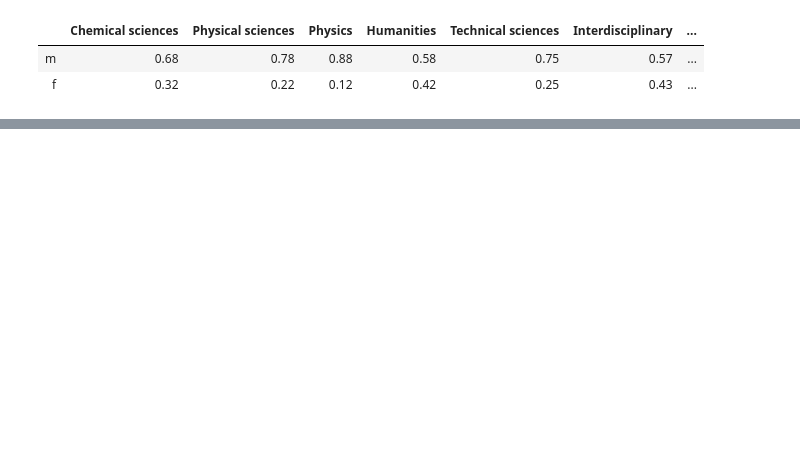
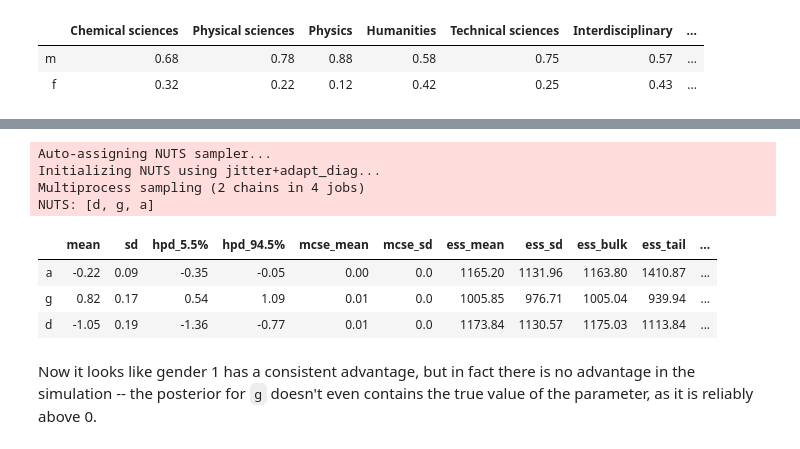
Before and after one commit to AlexAndorra/resources, a Jupyter notebook: Rethinking/homeworks-2nd-ed/week6_integer_models.ipynb, the cells around one changed output, grey strips where cells are left out. Drawn from its saved outputs; the diff is of its cells as text; code cells hidden in the pictures; blank space fills up the shorter version.

```diff
--- a/Rethinking/homeworks-2nd-ed/week6_integer_models.ipynb
+++ b/Rethinking/homeworks-2nd-ed/week6_integer_models.ipynb
@@ -204,0 +256,22 @@ with m_direct:
+# %%
+with m_sim:
+    pm.set_data(
+        {
+            "D": np.random.binomial(n=1, p=logistic(2 * G - S), size=N),
+            "A": np.random.binomial(n=1, p=logistic(-2 + 0 * G + D + S), size=N),
+        }
+    )
+    trace_sim2 = pm.sample(1000, tune=2000, cores=4, chains=2, random_seed=RANDOM_SEED)
+
+az.summary(trace_sim2, credible_interval=0.89, round_to=2)
+# %% [output]
+Auto-assigning NUTS sampler...
+Initializing NUTS using jitter+adapt_diag...
+Multiprocess sampling (2 chains in 4 jobs)
+NUTS: [d, g, a]
+|  | mean | sd | hpd_5.5% | hpd_94.5% | mcse_mean | mcse_sd | ess_mean | ess_sd | ess_bulk | ess_tail | ... |
+| a | -0.22 | 0.09 | -0.35 | -0.05 | 0.00 | 0.0 | 1165.20 | 1131.96 | 1163.80 | 1410.87 | ... |
+| g | 0.82 | 0.17 | 0.54 | 1.09 | 0.01 | 0.0 | 1005.85 | 976.71 | 1005.04 | 939.94 | ... |
+| d | -1.05 | 0.19 | -1.36 | -0.77 | 0.01 | 0.0 | 1173.84 | 1130.57 | 1175.03 | 1113.84 | ... |
+# %% [markdown]
+Now it looks like gender 1 has a consistent advantage, but in fact there is no advantage in the simulation -- the posterior for `g` doesn't even contains the true value of the parameter, as it is reliably above 0.
```
Also changed, not shown: parts of 16 cells of this notebook, 1 other file.
